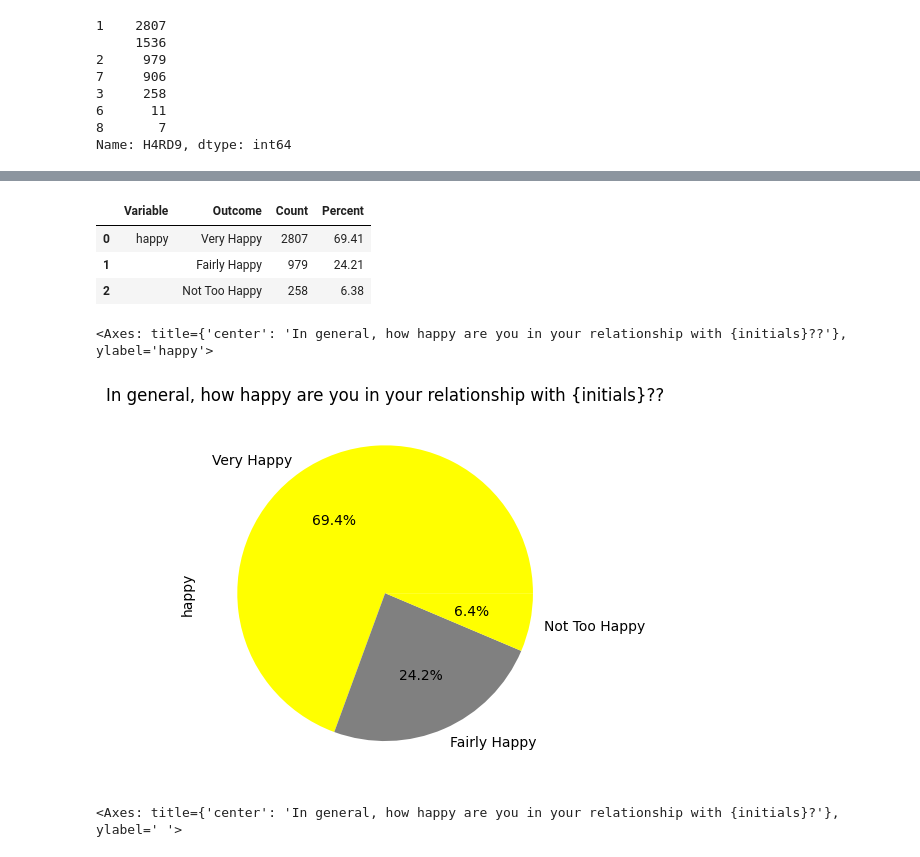
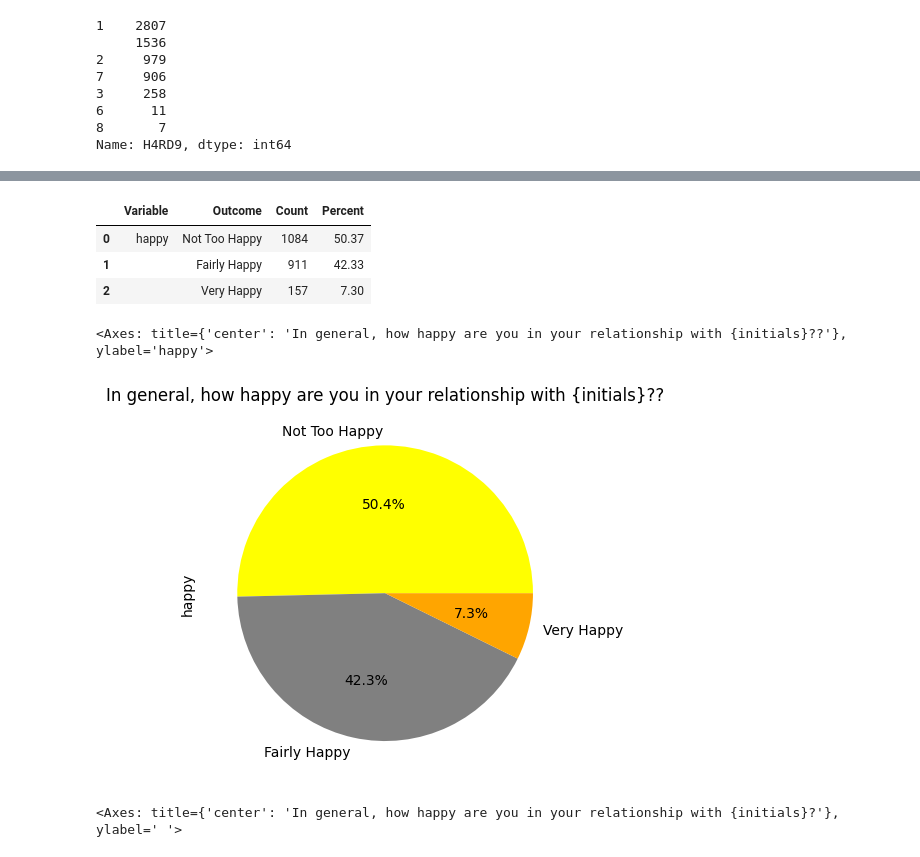
Before and after one commit to Dominiclwilson/Skyline-Math-200, a Jupyter notebook: Copy_of_Copy_of_Python_Notebook_Setup_by_Dominic_Wilson.ipynb, the cells around one changed output, grey strips where cells are left out. Cells and saved outputs as stored; diff of their text form; code cells hidden in the pictures.

```diff
--- a/Copy_of_Copy_of_Python_Notebook_Setup_by_Dominic_Wilson.ipynb
+++ b/Copy_of_Copy_of_Python_Notebook_Setup_by_Dominic_Wilson.ipynb
@@ -272,6 +272,7 @@ df['H4RD9'].value_counts()
 8       7
 Name: H4RD9, dtype: int64
 # %%
-#Create new variable 'Using_Marijuana'
-df['H4RD9'].value_counts()
+#Create new variable 'happy'
+df['happy'] = df['H4PE20']
+df['happy'].value_counts()
 # %% [output]
@@ -298,6 +301,8 @@ Name: happy, dtype: int64
 # %%
 #Remove response of refused and I don't know (6 and 8)
 df['happy'] = df['happy'].loc[df['happy'] !='']
+df['happy'] = df['happy'].loc[df['happy'] !='4']
+df['happy'] = df['happy'].loc[df['happy'] !='5']
 df['happy'] = df['happy'].loc[df['happy'] !='6']
 df['happy'] = df['happy'].loc[df['happy'] !='7']
 df['happy'] = df['happy'].loc[df['happy'] !='8']
@@ -338,17 +331,17 @@ import researchpy as rp
 rp.summary_cat(df['happy'])
 # %% [output]
 |  | Variable | Outcome | Count | Percent |
-| 0 | happy | Very Happy | 2807 | 69.41 |
-| 1 |  | Fairly Happy | 979 | 24.21 |
-| 2 |  | Not Too Happy | 258 | 6.38 |
+| 0 | happy | Not Too Happy | 1084 | 50.37 |
+| 1 |  | Fairly Happy | 911 | 42.33 |
+| 2 |  | Very Happy | 157 | 7.30 |
 # %%
 #Graphs and tables or statistics
 #Add titles
 plt.title("In general, how happy are you in your relationship with {initials}??")
-df['happy'].value_counts().plot(kind ='pie', autopct='%1.1f%%', colors=['yellow', 'grey'])
+df['happy'].value_counts().plot(kind ='pie', autopct='%1.1f%%', colors=['yellow', 'grey','orange'])
 # %% [output]
 <Axes: title={'center': 'In general, how happy are you in your relationship with {initials}??'}, ylabel='happy'>
-[figure, old version]
+[figure, new version]
 # %%
 # Add GridLines
 plt.xlabel("Amount of Limitations")
```
Also changed, not shown: parts of 6 cells of this notebook.
